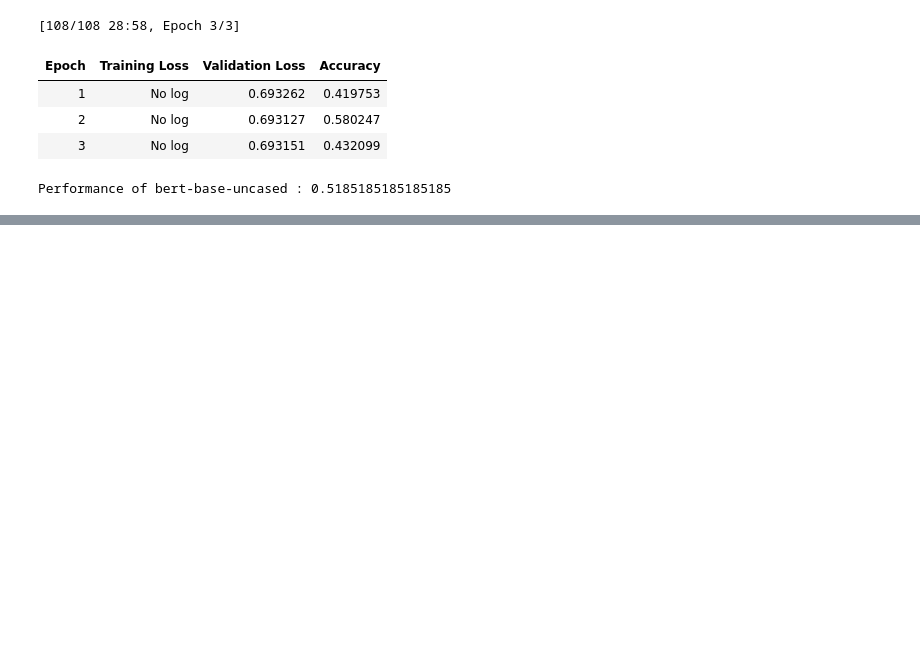
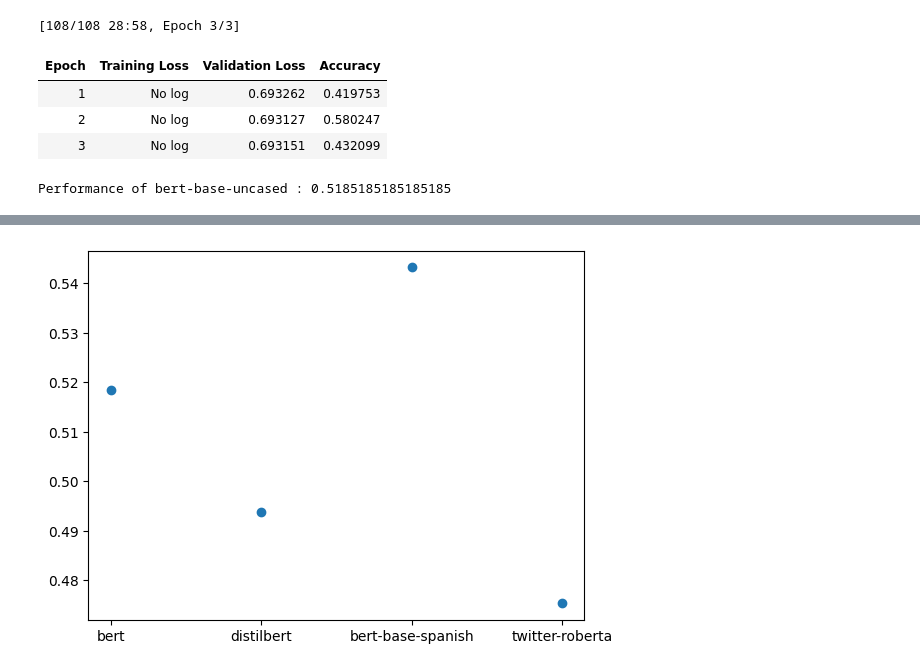
Before and after one commit to giev7074/NLPGroup5, a Jupyter notebook: Project3Code.ipynb, the cells around one changed output, grey strips where cells are left out. Saved outputs shown, nothing was run; the diff lists cells and outputs as text; code cells hidden in the pictures; blank space fills up the shorter version.

Commit message:
Spanished and not vanished
Spanish, distilled, and sentiment analysis evaluated.

```diff
--- a/Project3Code.ipynb
+++ b/Project3Code.ipynb
@@ -395,29 +430,37 @@ All models were fine-tuned on the QQA dataset for 3 epochs with a batch size of
 #Storing the name and accuracy to avoid having to redo everything all the time.
 #Also good for graphing.
 
+#Names are shortened to be readable on the graphs.
 modelNameAcc = [
     #Baseline, masked language
-    ["bart-base-uncased", 0.5185185185185185]
+    ["bert", 0.5185185185185185],
+    ["distilbert", 0.49382716049382713],
+    ["bert-base-spanish", 0.5432098765432098],
+
 
     #Sentiment Analysis
-    ["twitter-roberta-base-sentiment-latest", 0.493827]
+    ["twitter-roberta", 0.47530864197530864]
 ]
 # %%
 #Plot model names, accuracies, on a graph for easy comparison
 
 import matplotlib.pyplot as plt
 
 #X points for plotting
 xpoints = np.linspace(1, len(modelNameAcc), len(modelNameAcc))
 ypoints = np.zeros(len(modelNameAcc))
 
 countModels = 0
+names = []
 for k in range(len(modelNameAcc)):
     model, acc = modelNameAcc[k]
     countModels += 1
     ypoints[k] = acc
+    names.append(model)
 
 #Set plot and plot
-plt.xticks([1], ['bert-base-uncased'])
+plt.xticks(xpoints, names)
 plt.scatter(xpoints, ypoints)
 plt.show()
+# %% [output]
+[figure, added]
```
Also changed, not shown: parts of 4 cells of this notebook.
